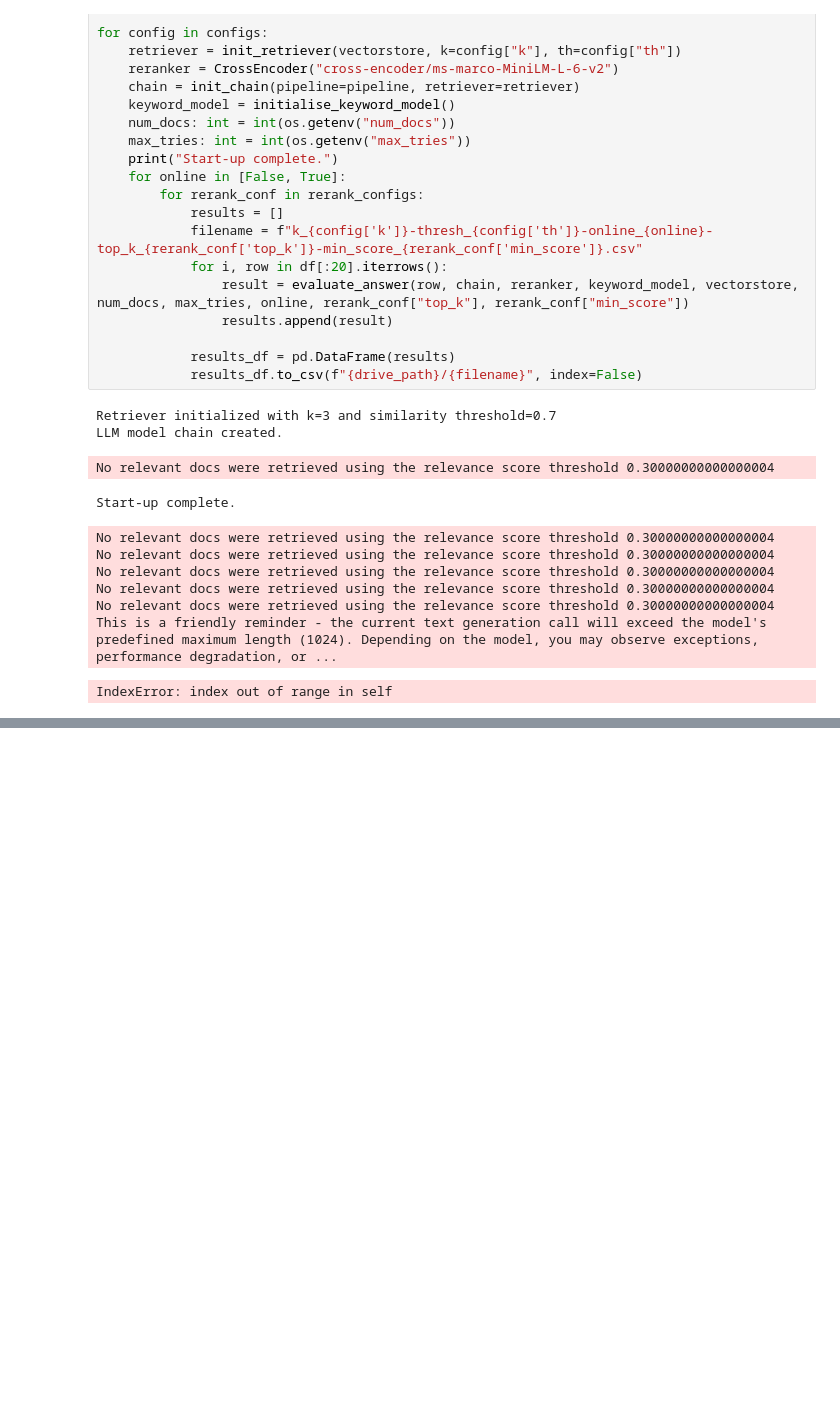
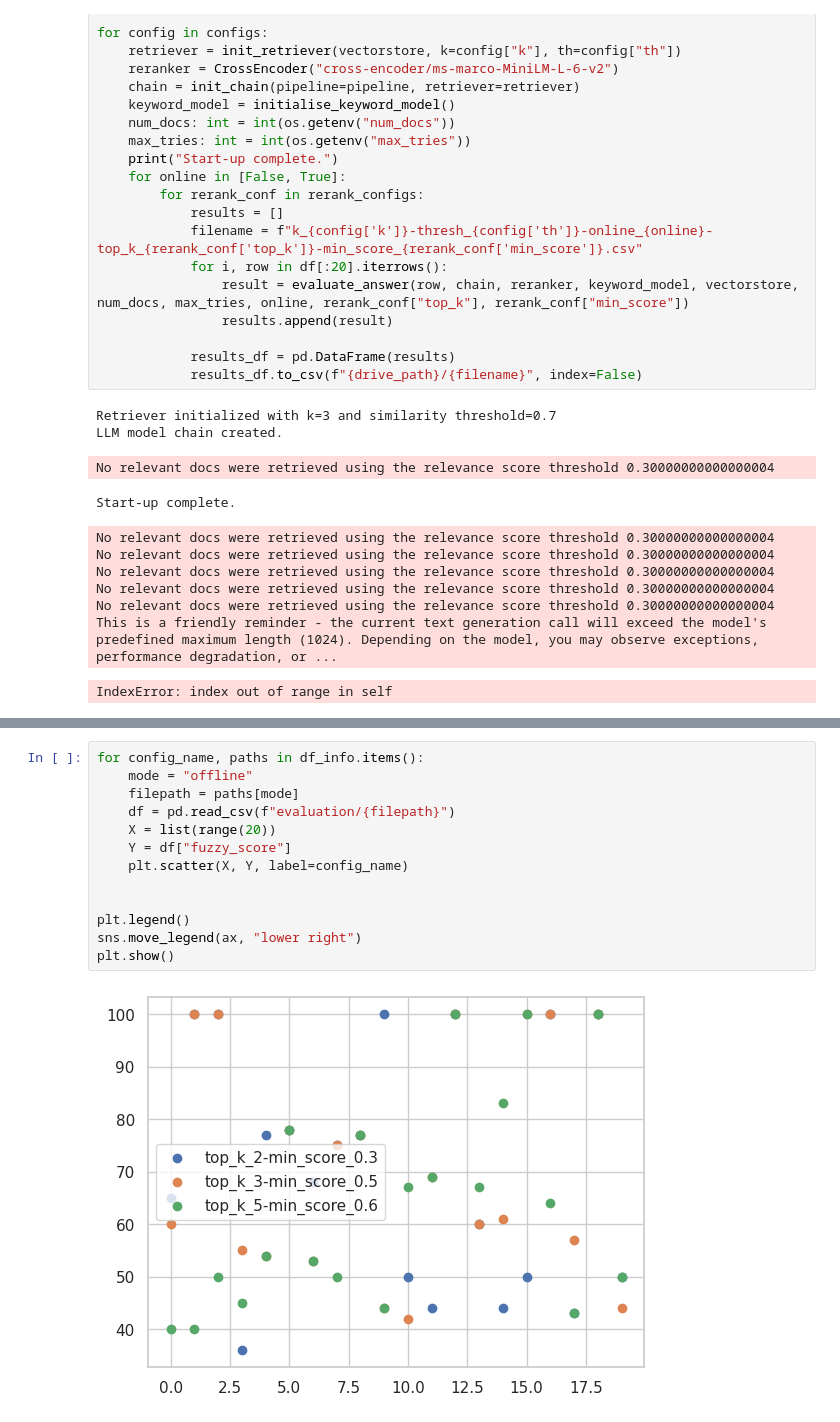
Before and after one commit to UL-FRI-NLP-Course/ul-fri-nlp-course-project-2024-2025-drop-table-teams, a Jupyter notebook: Evaluation.ipynb, the cells around one changed output, grey strips where cells are left out. Drawn from its saved outputs; the diff is of its cells as text; blank space fills up the shorter version.

```diff
--- a/Evaluation.ipynb
+++ b/Evaluation.ipynb
@@ -223,0 +403,15 @@ results_df
+# %%
+for config_name, paths in df_info.items():
+    mode = "offline"
+    filepath = paths[mode]
+    df = pd.read_csv(f"evaluation/{filepath}")
+    X = list(range(20))
+    Y = df["fuzzy_score"]
+    plt.scatter(X, Y, label=config_name)
+
+
+plt.legend()
+sns.move_legend(ax, "lower right")
+plt.show()
+# %% [output]
+[figure, added]
```
Also changed, not shown: parts of 8 cells of this notebook, 7 other files.
